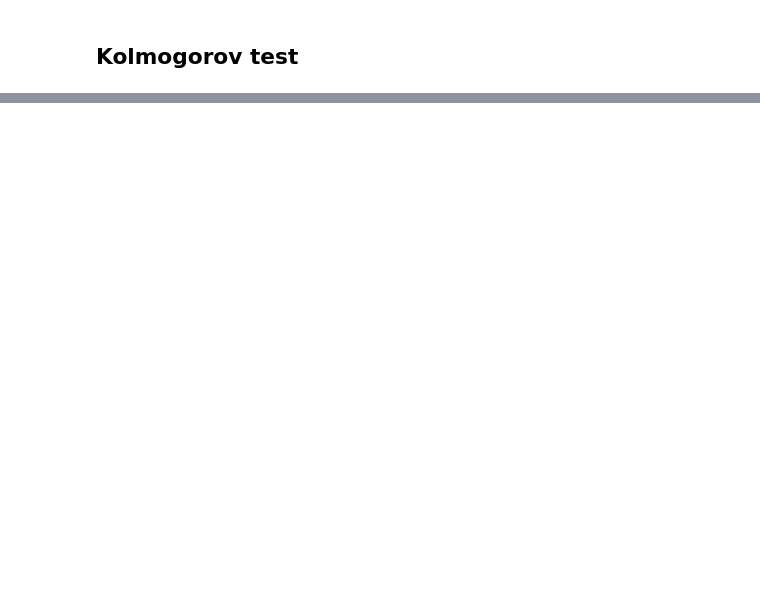
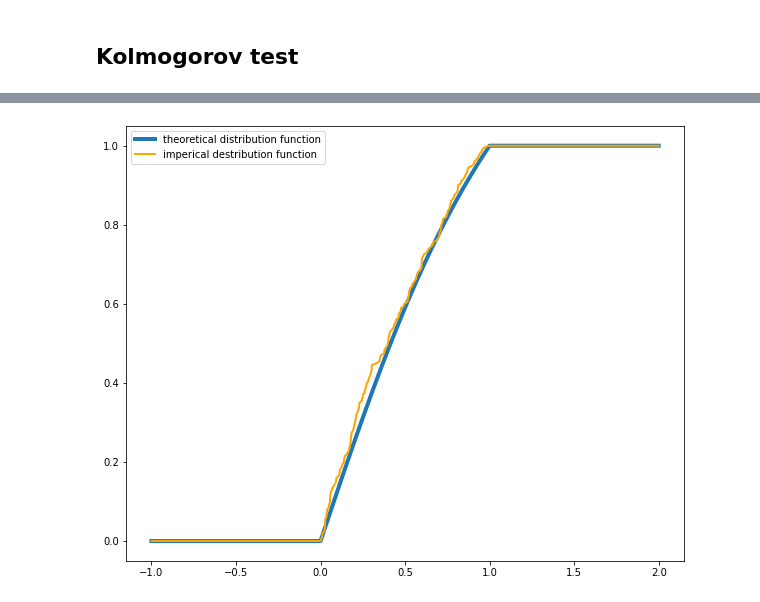
Before and after one commit to kremenevskiy/BSUIR, a Jupyter notebook: Term_4-math-statistics/statistics/labs.ipynb, the cells around one changed output, grey strips where cells are left out. Saved outputs shown, nothing was run; the diff lists cells and outputs as text; code cells hidden in the pictures; blank space fills up the shorter version.

```diff
--- a/Term_4-math-statistics/statistics/labs.ipynb
+++ b/Term_4-math-statistics/statistics/labs.ipynb
@@ -642,0 +682,8 @@ plt.legend();
+# %%
+n_mises = 50
+sample_mises = sample_mises
+
+
+check_mises_hyp(sample_mises, 0.9)
+check_mises_hyp(sample_mises, 0.95)
+check_mises_hyp(sample_mises, 0.99)
@@ -642,0 +703,13 @@ plt.legend();
+# %%
+mises_data = generate_samples(n_mises, sample_mises)
+
+
+plt.rcParams["figure.figsize"] = (10, 8)
+plt.plot(x_dots, y_dots, linewidth=4, label='theoretical distribution function');
+plt.plot(mises_data[0], mises_data[1], linewidth=2, color='orange',  label='imperical destribution function')
+# plt.step(kolm_data[0], kolm_data[1], linewidth=2, color='red', label='imperical destribution function')
+
+
+plt.legend();
+# %% [output]
+[figure, added]
```
Also changed, not shown: parts of 28 cells of this notebook.
